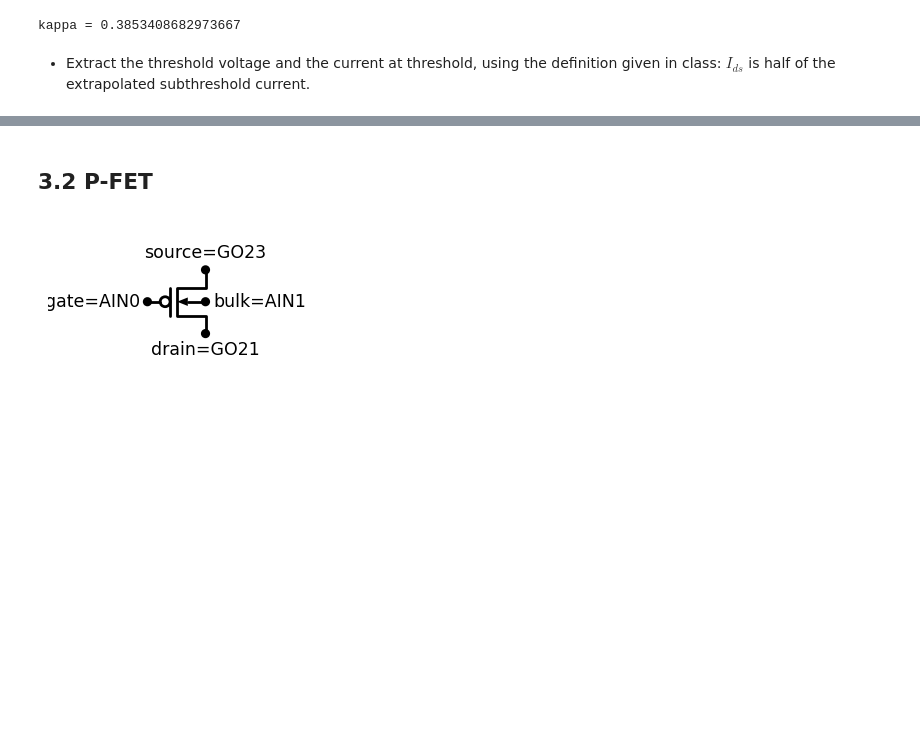
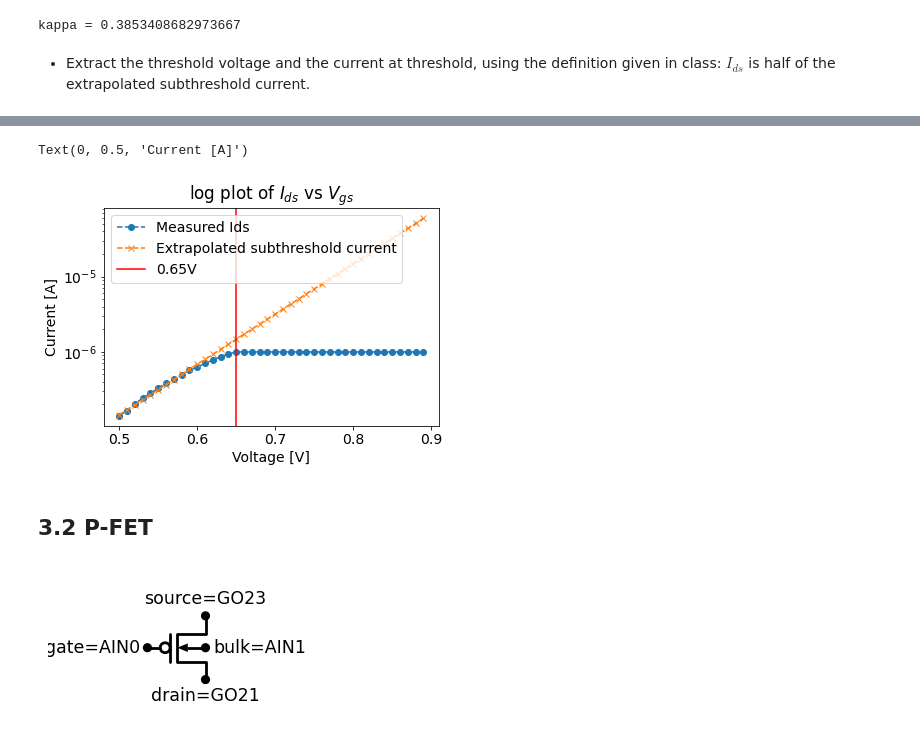
Before and after one commit to daggermaster3000/NE1, a Jupyter notebook: TP2/2022_Lab2_SubThr_18_Quillan_Favey.ipynb, the cells around one changed output, grey strips where cells are left out. Cells and saved outputs as stored; diff of their text form; code cells hidden in the pictures; blank space fills up the shorter version.

```diff
--- a/TP2/2022_Lab2_SubThr_18_Quillan_Favey.ipynb
+++ b/TP2/2022_Lab2_SubThr_18_Quillan_Favey.ipynb
@@ -377,3 +384,15 @@ I_interp(...)
+# %%
+#we can the plot the simulated data and the measured data
+plt.semilogy(x[50:90],y[50:90],"o--",label="Measured Ids")
+plt.semilogy(xnew[50:90],np.exp(ynew[50:90]),"x--",label="Extrapolated subthreshold current")
+plt.axvline(x=xnew[index[0][0]], ymin=0, ymax=1,label=f'{xnew[index[0][0]]}V',color="red")
+plt.legend()
+plt.title("log plot of $I_{ds}$ vs $V_{gs}$")
+plt.xlabel("Voltage [V]")
+plt.ylabel("Current [A]")
+# %% [output]
+Text(0, 0.5, 'Current [A]')
+[figure, added]
 # %% [markdown]
 ## 3.2 P-FET
 # %%
```
Also changed, not shown: parts of 17 cells of this notebook, 1 other file.
